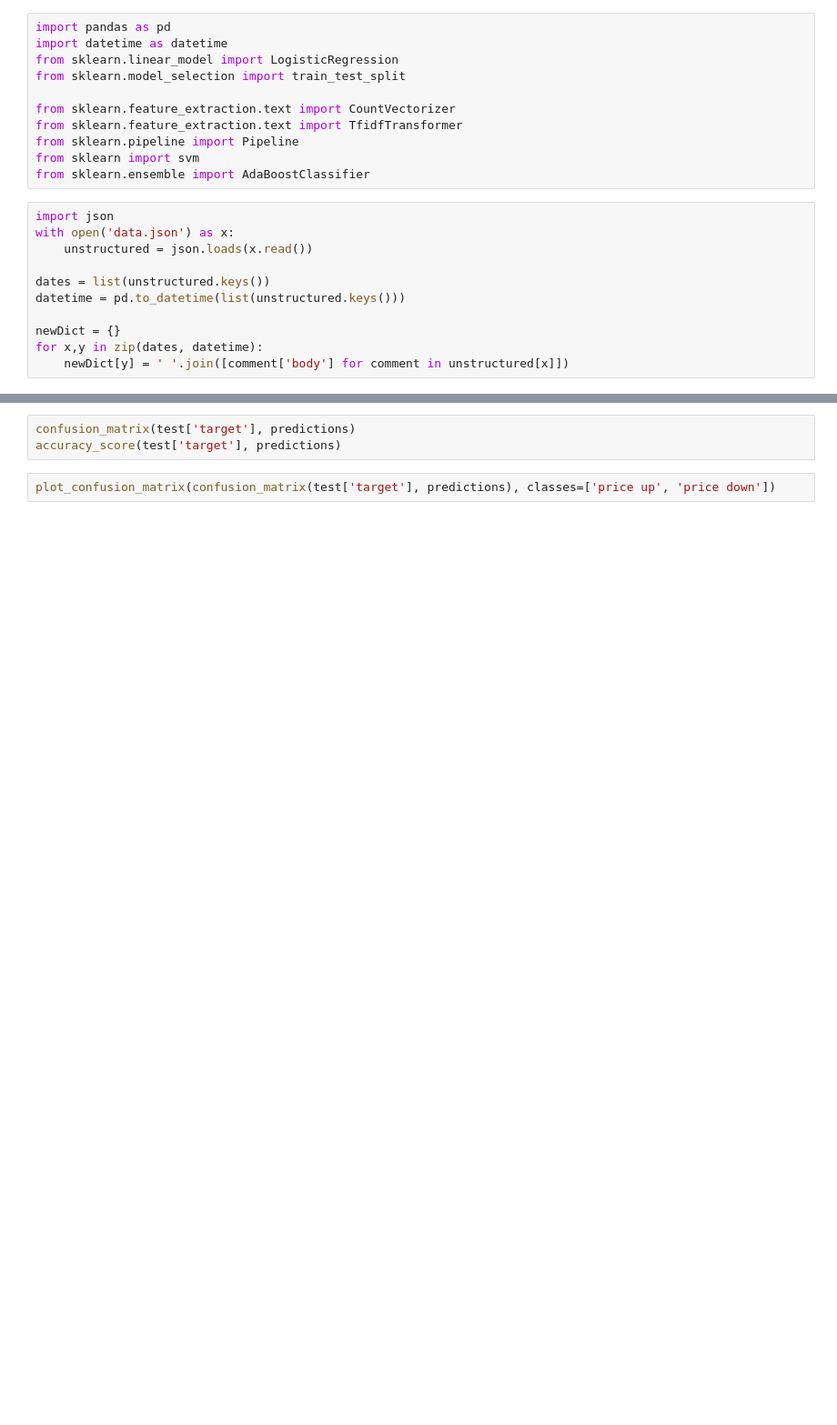
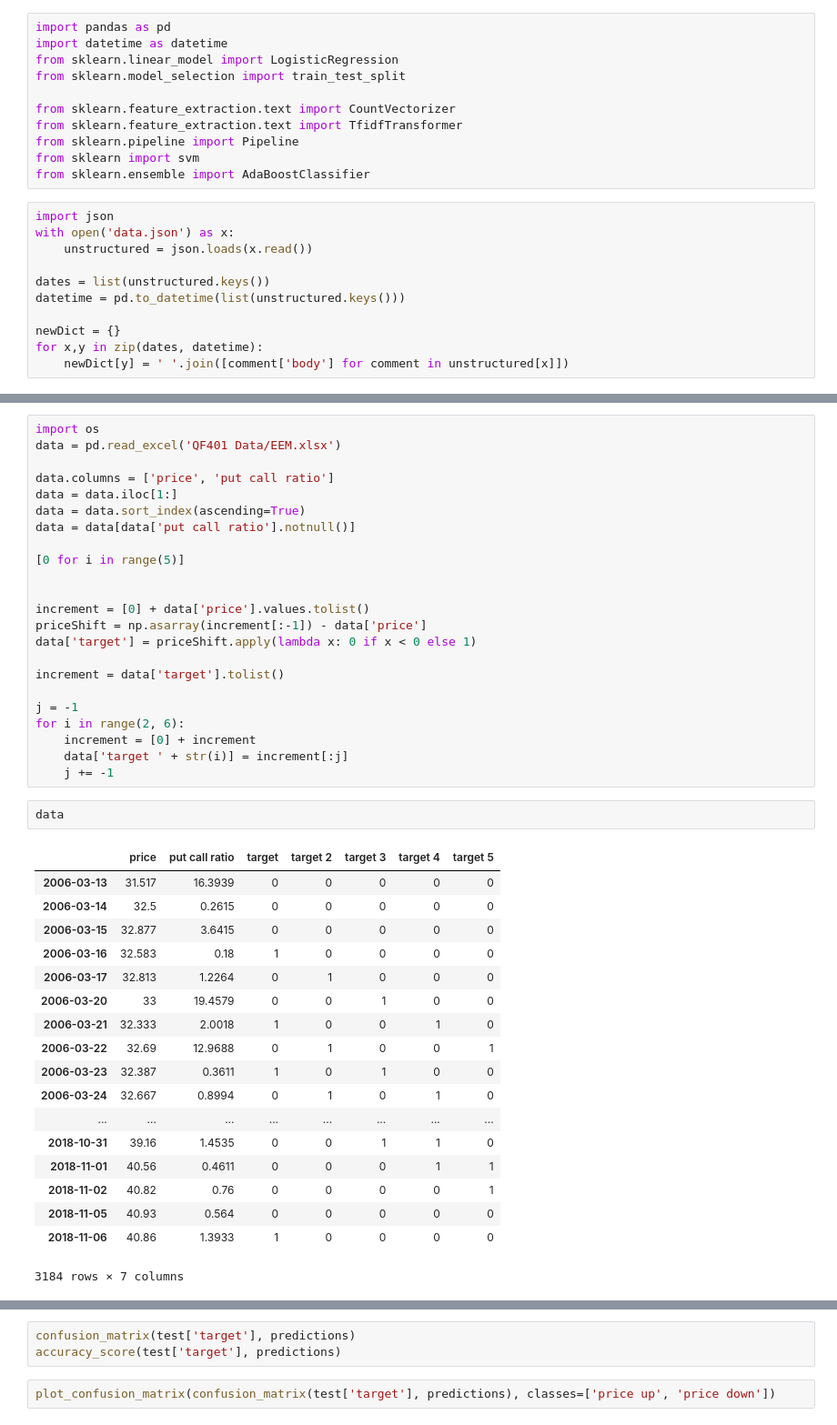
Before and after one commit to jdevito18/stock-price-shifts-using-options-reddit-sentiment, a Jupyter notebook: Senior Design.ipynb, the cells around one changed output, grey strips where cells are left out. Shown: that part at 91% size. Saved outputs shown, nothing was run; the diff lists cells and outputs as text; blank space fills up the shorter version.

```diff
--- a/Senior Design.ipynb
+++ b/Senior Design.ipynb
@@ -70,4 +74,48 @@ def plot_confusion_matrix(cm, classes, outputFile='',
         pass
     else:
         plt.savefig(outputFile)
+# %%
+import os
+data = pd.read_excel('QF401 Data/EEM.xlsx')
+
+data.columns = ['price', 'put call ratio']
+data = data.iloc[1:]
+data = data.sort_index(ascending=True)
+data = data[data['put call ratio'].notnull()]
+
+[0 for i in range(5)]
+
+
+increment = [0] + data['price'].values.tolist()
+priceShift = np.asarray(increment[:-1]) - data['price']
+data['target'] = priceShift.apply(lambda x: 0 if x < 0 else 1)
+
+increment = data['target'].tolist()
+
+j = -1
+for i in range(2, 6):
+    increment = [0] + increment
+    data['target ' + str(i)] = increment[:j]
+    j += -1
+# %%
+data
+# %% [output]
+|  | price | put call ratio | target | target 2 | target 3 | target 4 | target 5 |
+| 2006-03-13 | 31.517 | 16.3939 | 0 | 0 | 0 | 0 | 0 |
+| 2006-03-14 | 32.5 | 0.2615 | 0 | 0 | 0 | 0 | 0 |
+| 2006-03-15 | 32.877 | 3.6415 | 0 | 0 | 0 | 0 | 0 |
+| 2006-03-16 | 32.583 | 0.18 | 1 | 0 | 0 | 0 | 0 |
+| 2006-03-17 | 32.813 | 1.2264 | 0 | 1 | 0 | 0 | 0 |
+| 2006-03-20 | 33 | 19.4579 | 0 | 0 | 1 | 0 | 0 |
+| 2006-03-21 | 32.333 | 2.0018 | 1 | 0 | 0 | 1 | 0 |
+| 2006-03-22 | 32.69 | 12.9688 | 0 | 1 | 0 | 0 | 1 |
+| 2006-03-23 | 32.387 | 0.3611 | 1 | 0 | 1 | 0 | 0 |
+| 2006-03-24 | 32.667 | 0.8994 | 0 | 1 | 0 | 1 | 0 |
+| ... | ... | ... | ... | ... | ... | ... | ... |
+| 2018-10-31 | 39.16 | 1.4535 | 0 | 0 | 1 | 1 | 0 |
+| 2018-11-01 | 40.56 | 0.4611 | 0 | 0 | 0 | 1 | 1 |
+| 2018-11-02 | 40.82 | 0.76 | 0 | 0 | 0 | 0 | 1 |
+| 2018-11-05 | 40.93 | 0.564 | 0 | 0 | 0 | 0 | 0 |
+| 2018-11-06 | 40.86 | 1.3933 | 1 | 0 | 0 | 0 | 0 |
+3184 rows × 7 columns
 # %%
```
Also changed, not shown: parts of 8 cells of this notebook.
